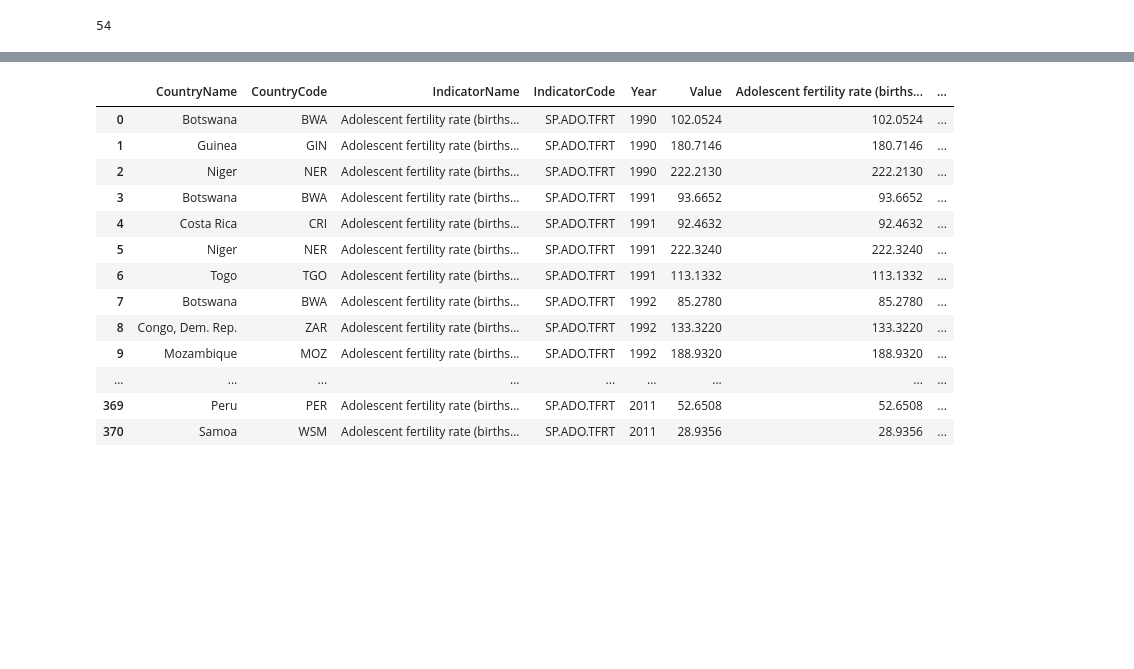
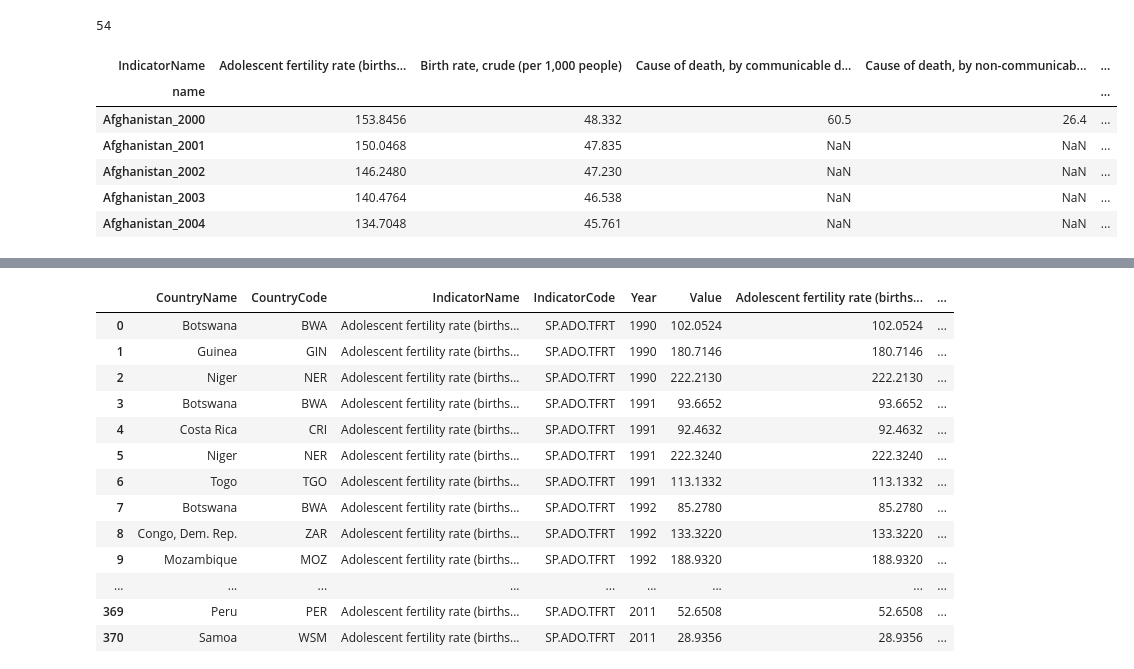
Before and after one commit to soyoungpark9187/ML_termProject, a Jupyter notebook: input/algorithm.ipynb, the cells around one changed output, grey strips where cells are left out. Saved outputs shown, nothing was run; the diff lists cells and outputs as text; code cells hidden in the pictures; blank space fills up the shorter version.

```diff
--- a/input/algorithm.ipynb
+++ b/input/algorithm.ipynb
@@ -99,0 +135,12 @@ target = data[data['IndicatorName']==target_id]
+# %%
+df=transformDf(data,rel_columns_8)
+df=df.dropna(subset=[target_id])
+df.head()
+# %% [output]
+| IndicatorName | Adolescent fertility rate (births... | Birth rate, crude (per 1,000 people) | Cause of death, by communicable d... | Cause of death, by non-communicab... | ... |
+| name |  |  |  |  | ... |
+| Afghanistan_2000 | 153.8456 | 48.332 | 60.5 | 26.4 | ... |
+| Afghanistan_2001 | 150.0468 | 47.835 | NaN | NaN | ... |
+| Afghanistan_2002 | 146.2480 | 47.230 | NaN | NaN | ... |
+| Afghanistan_2003 | 140.4764 | 46.538 | NaN | NaN | ... |
+| Afghanistan_2004 | 134.7048 | 45.761 | NaN | NaN | ... |
```
Also changed, not shown: parts of 16 cells of this notebook.
